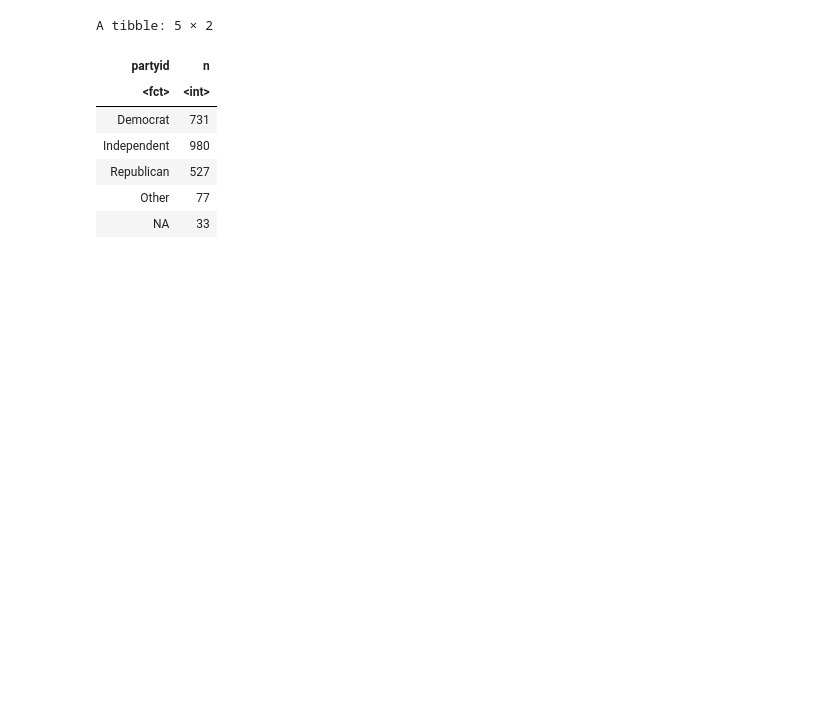
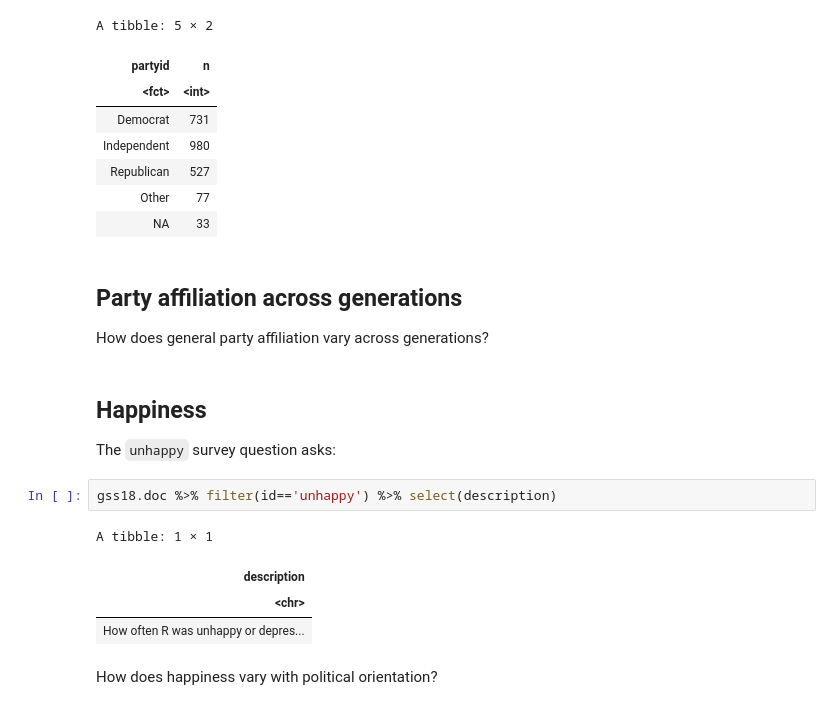
Before and after one commit to stats306/w23, a Jupyter notebook: lectures/week11/lecture14.ipynb, the cells around one changed output. Saved outputs shown, nothing was run; the diff lists cells and outputs as text; blank space fills up the shorter version.

```diff
--- a/lectures/week11/lecture14.ipynb
+++ b/lectures/week11/lecture14.ipynb
@@ -502,3 +413,18 @@ A tibble: 5 × 2
 | Republican | 527 |
 | Other | 77 |
 | NA | 33 |
+# %% [markdown]
+## Party affiliation across generations
+How does general party affiliation vary across generations?
+# %% [markdown]
+## Happiness
+The `unhappy` survey question asks:
+# %%
+gss18.doc %>% filter(id=='unhappy') %>% select(description)
+# %% [output]
+A tibble: 1 × 1
+| description |
+| <chr> |
+| How often R was unhappy or depres... |
+# %% [markdown]
+How does happiness vary with political orientation?
```
Also changed, not shown: parts of 53 cells of this notebook.
